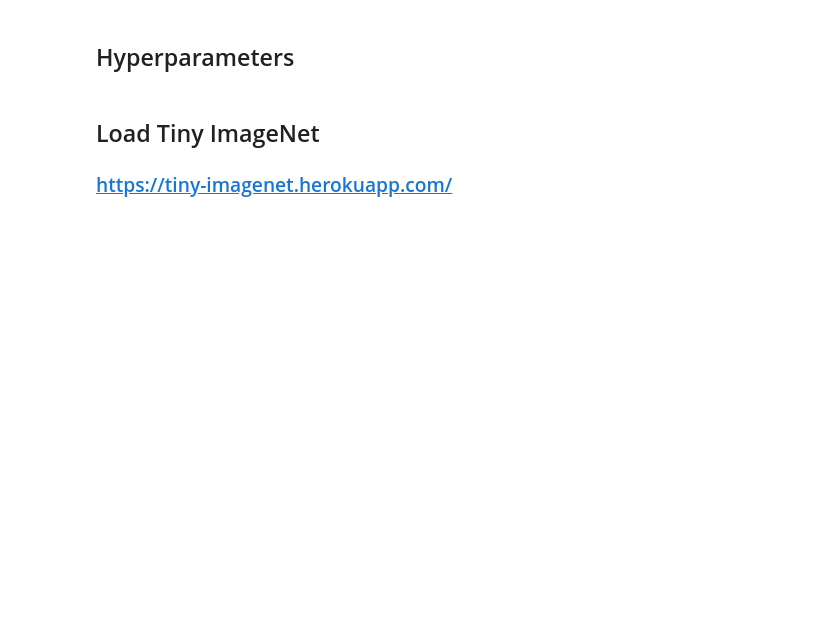
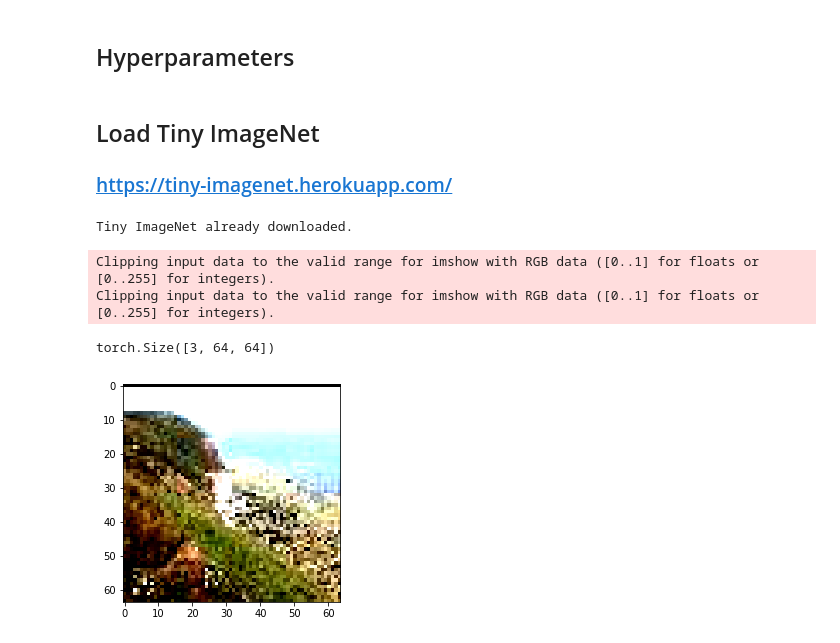
Before and after one commit to Lab41/cyphercat, a Jupyter notebook: Classification_baselines/TinyImageNet/TinyImageNet.ipynb, the cells around one changed output. Drawn from its saved outputs; the diff is of its cells as text; code cells hidden in the pictures; blank space fills up the shorter version.

```diff
--- a/Classification_baselines/TinyImageNet/TinyImageNet.ipynb
+++ b/Classification_baselines/TinyImageNet/TinyImageNet.ipynb
@@ -31,14 +35,17 @@ device = torch.device("cuda:0" if torch.cuda.is_available() else "cpu")
 ## Hyperparameters
 # %%
 n_epochs = 50
-batch_size = 128
+batch_size = 64
 lr = 0.001
 k = 3
+loss = nn.CrossEntropyLoss()
 # %% [markdown]
 ## Load Tiny ImageNet
 ### https://tiny-imagenet.herokuapp.com/
 # %%
 get_tiny_imagenet('../../Datasets/')
+
+n_classes = 200
 
 train_dir = "../../Datasets/tiny-imagenet-200/train"
 test_dir = "../../Datasets/tiny-imagenet-200/val"
@@ -51,34 +58,43 @@ train_transform = torchvision.transforms.Compose([
     #torchvision.transforms.ColorJitter(brightness=0.4, contrast=0.4, saturation=0.4, hue=0.1),
 
     torchvision.transforms.ToTensor(),
-    torchvision.transforms.Normalize((0.5, 0.5, 0.5), (0.5, 0.5, 0.5))
+    #torchvision.transforms.Normalize((0.5, 0.5, 0.5), (0.5, 0.5, 0.5))
+    torchvision.transforms.Normalize((0.4914, 0.4822, 0.4465), (0.2023, 0.1994, 0.2010))
 ])
 
 test_transform = torchvision.transforms.Compose([
     #torchvision.transforms.Pad(2),
     torchvision.transforms.ToTensor(),
     #torchvision.transforms.Normalize((0.5, 0.5, 0.5), (0.5, 0.5, 0.5))
     torchvision.transforms.Normalize((0.4914, 0.4822, 0.4465), (0.2023, 0.1994, 0.2010))
 ])
 
 
 
 
 # load training set
 trainset = torchvision.datasets.ImageFolder(train_dir, transform=train_transform)
-trainloader = torch.utils.data.DataLoader(trainset, batch_size=batch_size, shuffle=True, num_workers=2)
+trainloader = torch.utils.data.DataLoader(trainset, batch_size=batch_size, shuffle=True, num_workers=1)
 
 # load test set
 testset = torchvision.datasets.ImageFolder(test_dir, transform=test_transform)
-testloader = torch.utils.data.DataLoader(testset, batch_size=32, shuffle=False, num_workers=2)
+testloader = torch.utils.data.DataLoader(testset, batch_size=32, shuffle=False, num_workers=1)
 
 # helper function to unnormalize and plot image
 def imshow(img):
     img = np.array(img)
     img = img / 2 + 0.5
     img = np.moveaxis(img, 0, -1)
     plt.imshow(img)
 
 # display sample from dataset
 imgs,labels = iter(trainloader).next()
 imshow(torchvision.utils.make_grid(imgs))
+print(imgs[0].shape)
+imshow(imgs[0])
+# %% [output]
+Tiny ImageNet already downloaded.
+Clipping input data to the valid range for imshow with RGB data ([0..1] for floats or [0..255] for integers).
+Clipping input data to the valid range for imshow with RGB data ([0..1] for floats or [0..255] for integers).
+torch.Size([3, 64, 64])
+[figure, added]
```
Also changed, not shown: parts of 15 cells of this notebook, 2 other files.
